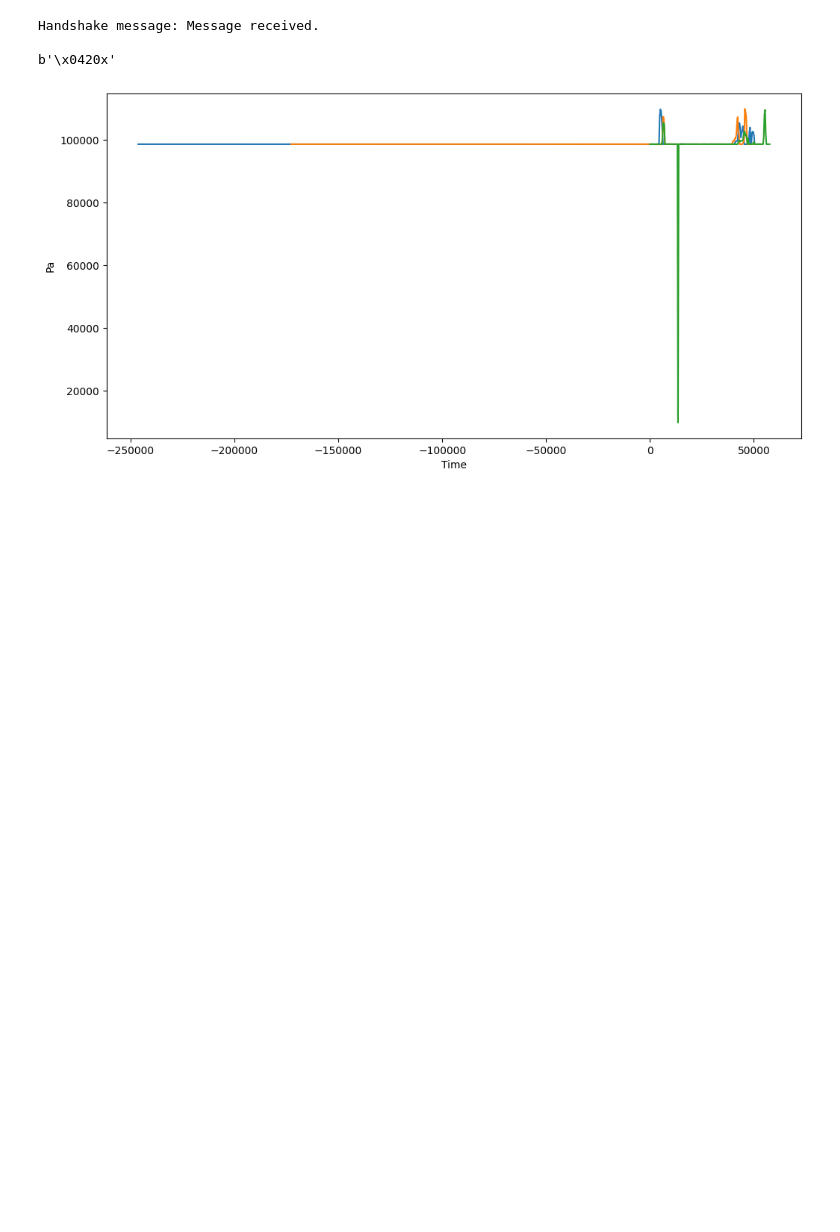
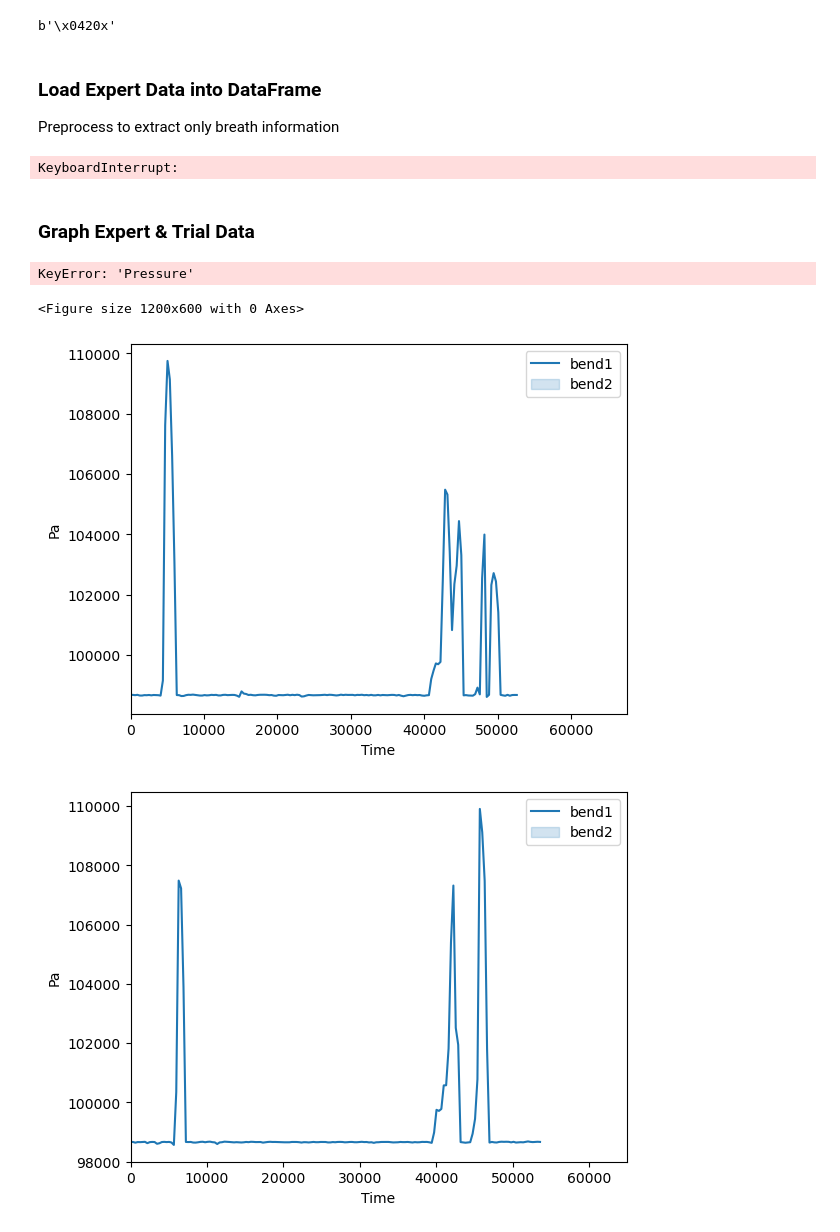
Before and after one commit to The-Hybrid-Atelier/2024-REU-Neon, a Jupyter notebook: livePressureExp/PressureLiveViz.ipynb, the cells around one changed output. Cells and saved outputs as stored; diff of their text form; code cells hidden in the pictures; blank space fills up the shorter version.

```diff
--- a/livePressureExp/PressureLiveViz.ipynb
+++ b/livePressureExp/PressureLiveViz.ipynb
@@ -128,14 +136,37 @@ arduino.setRTS(False)
 # %%
 
-
-handshake_arduino(arduino, handshake_code=HANDSHAKE, print_handshake_message=True)
-df = daq_stream(arduino, n_data=100, delay=20)
+test_df = daq_stream(arduino, n_data=200, delay=20)
 # %% [output]
-Handshake message: Message received.
-
 b'\x0420x'
+# %% [markdown]
+### Load Expert Data into DataFrame
+Preprocess to extract only breath information
+# %%
+filepath = 'bend1.csv'
+column_names = [
+            "time (ms)", "Acc_X", "Acc_Y", "Acc_Z","Gyr_X", "Gyr_Y", "Gyr_Z",
+            "Mag_X", "Mag_Y", "Mag_Z","Temp", "pressure (Pa)", "PSI", "atm"
+        ]
+expert_data_all = pd.read_csv(filepath, names=column_names, skiprows=1)#skip row just skips the labels
+expert_data = expert_data_all[['time (ms)', 'pressure (Pa)']]
+threshold = 100000 # Pa
+start_index = (expert_data['pressure (Pa)'] > threshold).idxmax()
+while start_index:
+    last_index = start_index
+    start_index = (expert_data['pressure (Pa)'] > threshold).idxmax()
+print(last_index)
+
+expert_data['time (ms)'] = expert_data["time (ms)"] - expert_data['time (ms)'].iloc[0]
+# %% [output]
+KeyboardInterrupt:
+# %% [markdown]
+### Graph Expert & Trial Data
 # %%
 plt.figure(figsize=(12, 6))#size of the data plot
+sns.lineplot(data=test_df, x=test_df['time (ms)'], y=test_df['pressure (Pa)'])
+sns.lineplot(data=expert_data, x=expert_data['time (ms)'], y=expert_data['pressure (Pa)'])
+# %% [output]
+KeyError: 'Pressure'
 # %%
 import matplotlib.pyplot as plt
 import pandas as pd
@@ -143,39 +174,43 @@ import seaborn as sns
 import os
 
 def read_and_plot(filepaths):
-    basepath = '/content/drive/MyDrive/The Hybrid Atelier/REU2024/1 - Project Folders/Rohita & Roy/2 - Data Collection/Collab Data Visualization/'
+    #basepath = '/content/drive/MyDrive/The Hybrid Atelier/REU2024/1 - Project Folders/Rohita & Roy/2 - Data Collection/Collab Data Visualization/'
     plt.figure(figsize=(12, 6))#size of the data plot
 
     for filepath in filepaths:
-        filepath = basepath + filepath
+        #filepath = basepath + filepath
         if not os.path.isfile(filepath):
             print(f"{filepath} not working.")
             continue
 
         # reads all the data into the data frame along with all the varaiables
         column_names = [
             "Time", "Acc_X", "Acc_Y", "Acc_Z","Gyr_X", "Gyr_Y", "Gyr_Z",
             "Mag_X", "Mag_Y", "Mag_Z","Temp", "Pa", "PSI", "atm"
         ]
         data = pd.read_csv(filepath, names=column_names, skiprows=1)#skip row just skips the labels
 
         #will basically equalize the time
         data["Time"] = data["Time"] - data["Time"].iloc[0]
 
         # will plot all the points
         # plt.plot(data["Time"], data["Pa"], label=os.path.basename(filepath))
-        sns.lineplot(data=data, x=data["Time"], y=data["Pa"])
-
+        plt.figure("3 Bends")
+        sns.lineplot(data=data, x=data["Time"], y=data["Pa"]).set(xlim=(0, None))
+        plt.legend(['bend1', 'bend2', 'bend3'])
+        plt.show()
     # plt.xlabel('Time')
     # plt.ylabel('Pressure (Pa)')
     # plt.title('Pressure over Time')
     # plt.legend()
     # plt.grid(True)
     # plt.show()
 
 if __name__ == "__main__":
     #filepaths = ["bt1.csv", "bt2.csv", "bt3.csv"]
     filepaths = ["bend3.csv", "bend2.csv", "bend1.csv"] #all the files i want in the graph
     read_and_plot(filepaths)
 # %% [output]
+<Figure size 1200x600 with 0 Axes>
-[figure, old version]
+[figure, new version]
+[figure, added]
```
Also changed, not shown: parts of 3 cells of this notebook, 18 other files.
